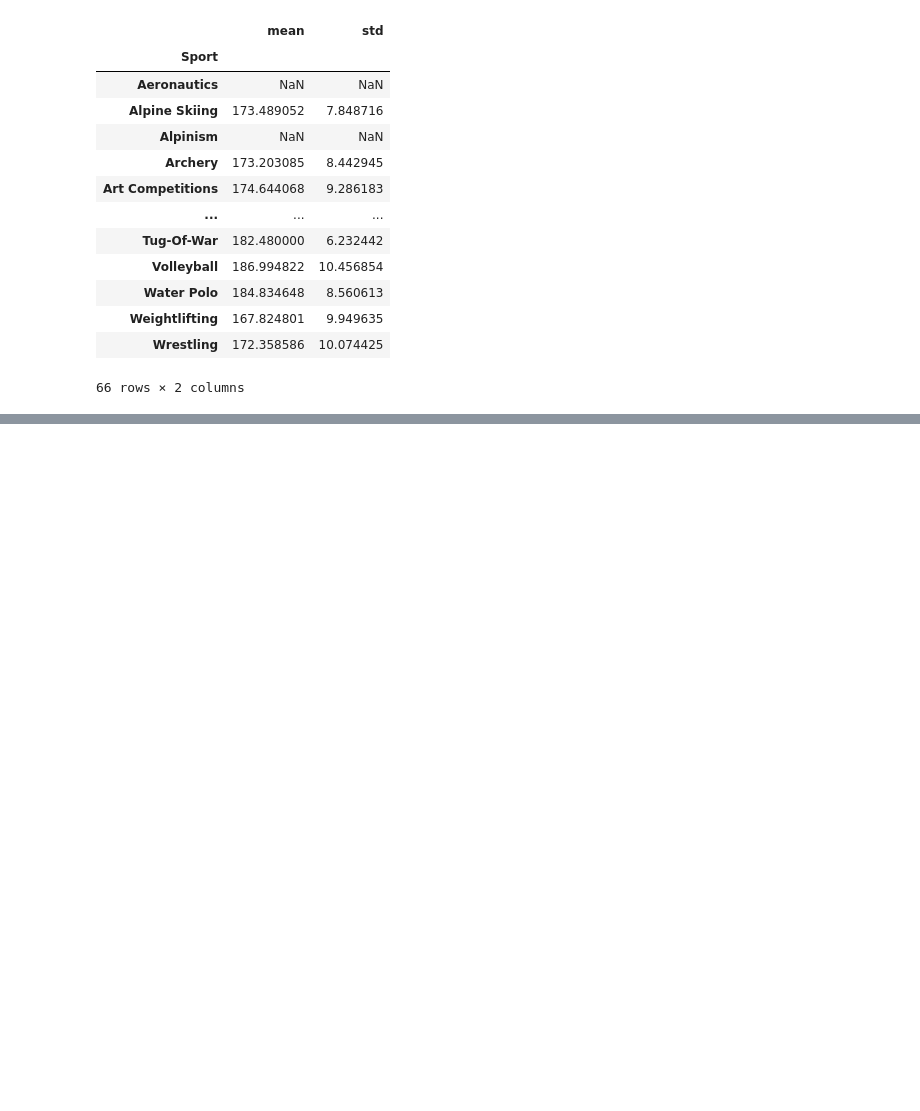
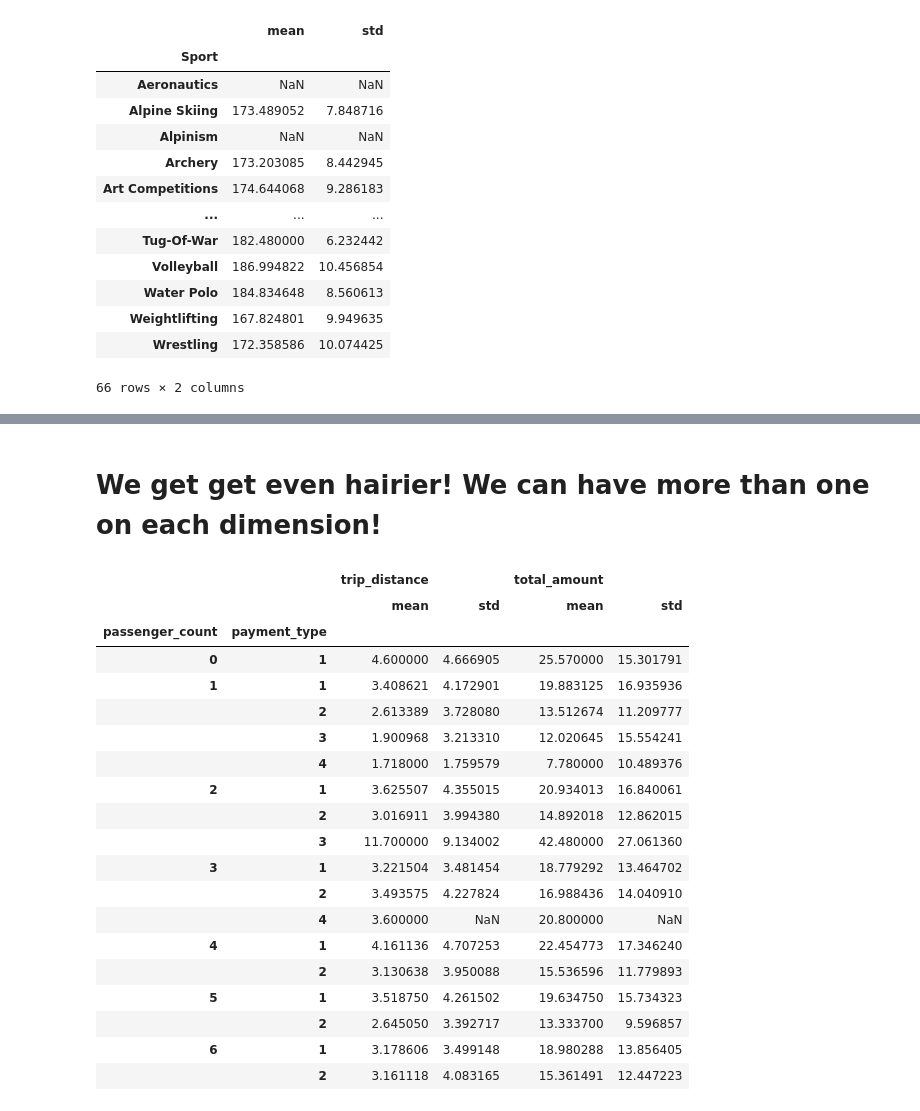
Before and after one commit to reuven/OReilly-2025-11November-data, a Jupyter notebook: OReilly - 2025-11November-20.ipynb, the cells around one changed output, grey strips where cells are left out. Drawn from its saved outputs; the diff is of its cells as text; code cells hidden in the pictures; blank space fills up the shorter version.

```diff
--- a/OReilly - 2025-11November-20.ipynb
+++ b/OReilly - 2025-11November-20.ipynb
@@ -833,0 +850,28 @@ df.groupby('Sport')['Height'].agg(['mean', 'std'])
+# %% [markdown]
+# We get get even hairier! We can have more than one on each dimension!
+# %%
+df = pd.read_csv('taxi.csv')
+
+#                    categorical col.            data column                        aggregation method
+df.groupby(['passenger_count', 'payment_type'])[['trip_distance', 'total_amount']].agg(['mean', 'std'])
+# %% [output]
+|  |  | trip_distance |  | total_amount |  |
+|  |  | mean | std | mean | std |
+| passenger_count | payment_type |  |  |  |  |
+| 0 | 1 | 4.600000 | 4.666905 | 25.570000 | 15.301791 |
+| 1 | 1 | 3.408621 | 4.172901 | 19.883125 | 16.935936 |
+|  | 2 | 2.613389 | 3.728080 | 13.512674 | 11.209777 |
+|  | 3 | 1.900968 | 3.213310 | 12.020645 | 15.554241 |
+|  | 4 | 1.718000 | 1.759579 | 7.780000 | 10.489376 |
+| 2 | 1 | 3.625507 | 4.355015 | 20.934013 | 16.840061 |
+|  | 2 | 3.016911 | 3.994380 | 14.892018 | 12.862015 |
+|  | 3 | 11.700000 | 9.134002 | 42.480000 | 27.061360 |
+| 3 | 1 | 3.221504 | 3.481454 | 18.779292 | 13.464702 |
+|  | 2 | 3.493575 | 4.227824 | 16.988436 | 14.040910 |
+|  | 4 | 3.600000 | NaN | 20.800000 | NaN |
+| 4 | 1 | 4.161136 | 4.707253 | 22.454773 | 17.346240 |
+|  | 2 | 3.130638 | 3.950088 | 15.536596 | 11.779893 |
+| 5 | 1 | 3.518750 | 4.261502 | 19.634750 | 15.734323 |
+|  | 2 | 2.645050 | 3.392717 | 13.333700 | 9.596857 |
+| 6 | 1 | 3.178606 | 3.499148 | 18.980288 | 13.856405 |
+|  | 2 | 3.161118 | 4.083165 | 15.361491 | 12.447223 |
```
Also changed, not shown: parts of 1 cell of this notebook.
